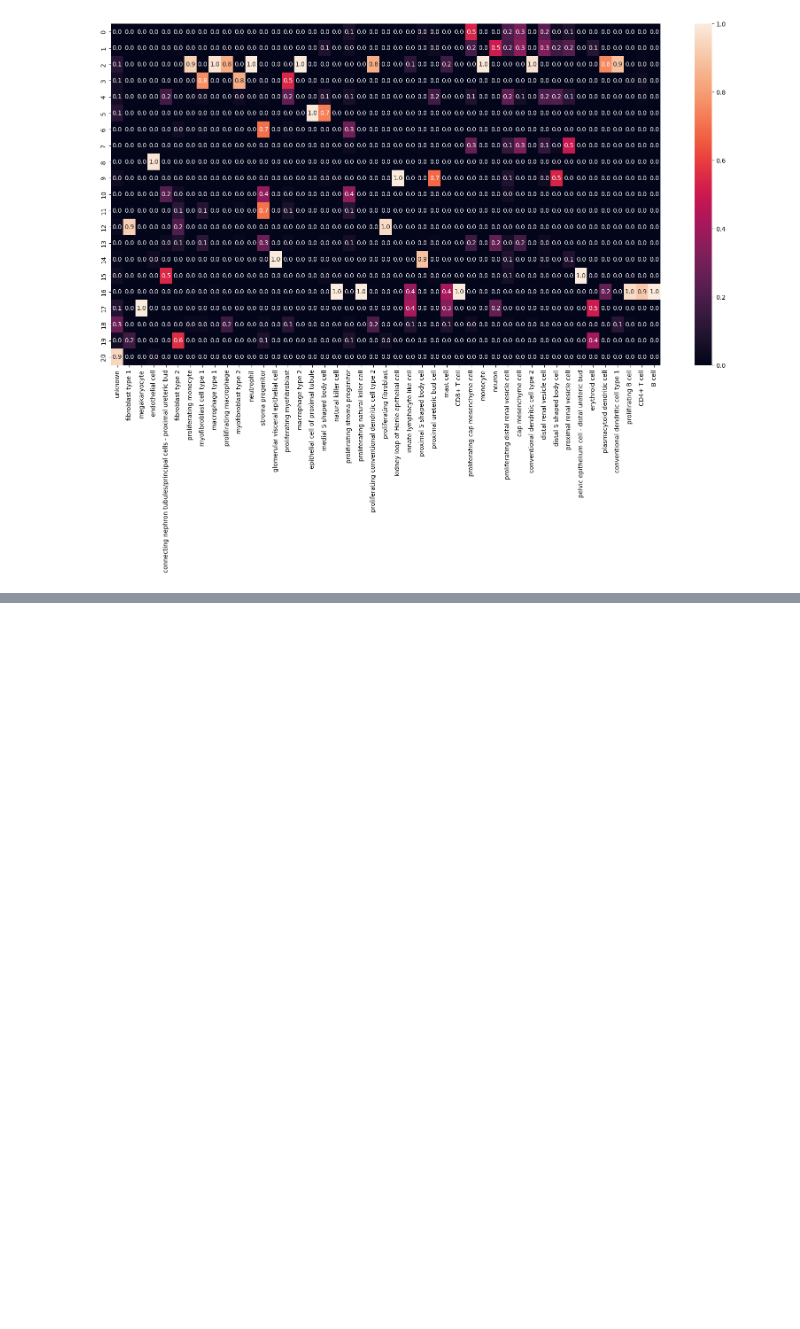
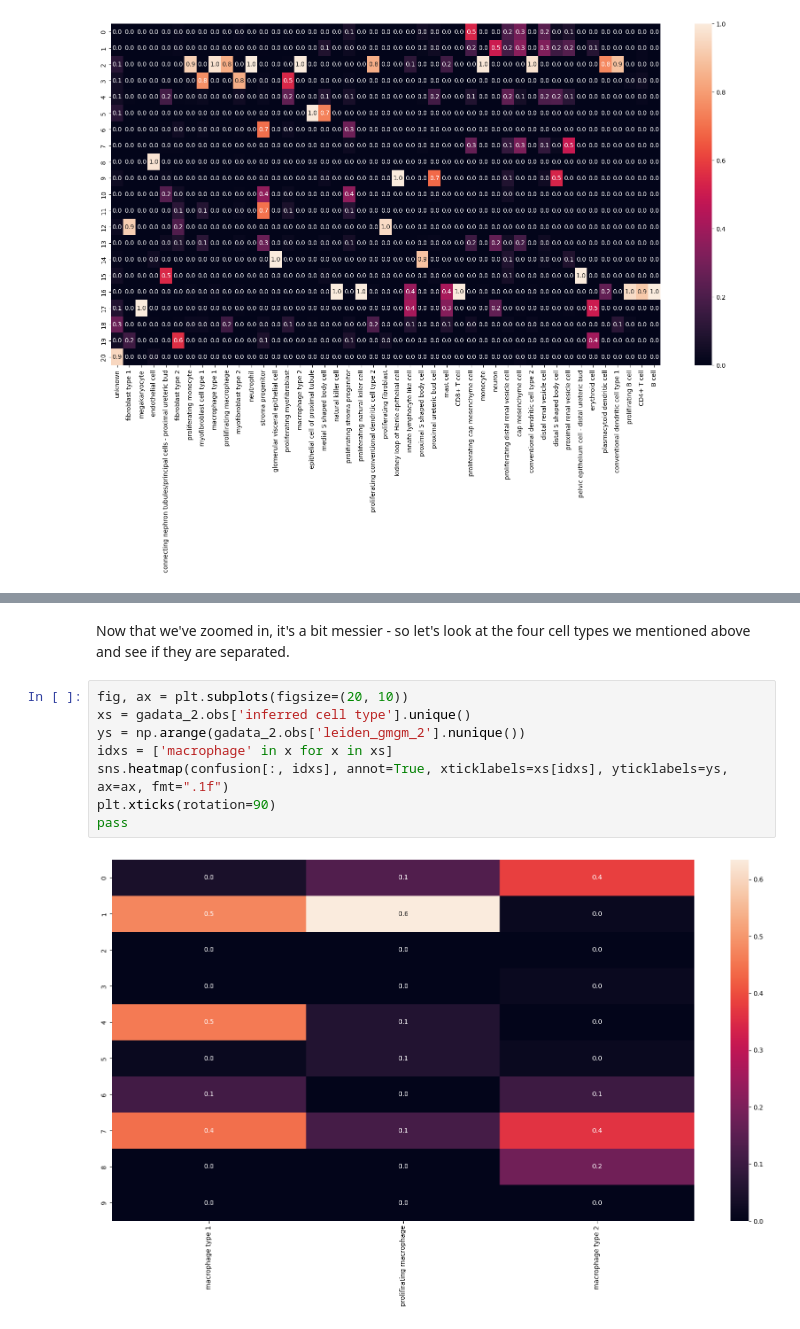
Before and after one commit to BaileyAndrew/ellis-summerschool, a Jupyter notebook: notebooks/experiment.ipynb, the cells around one changed output, grey strips where cells are left out. Saved outputs shown, nothing was run; the diff lists cells and outputs as text; blank space fills up the shorter version.

```diff
--- a/notebooks/experiment.ipynb
+++ b/notebooks/experiment.ipynb
@@ -403,0 +470,12 @@ pass
+# %% [markdown]
+Now that we've zoomed in, it's a bit messier - so let's look at the four cell types we mentioned above and see if they are separated.
+# %%
+fig, ax = plt.subplots(figsize=(20, 10))
+xs = gadata_2.obs['inferred cell type'].unique()
+ys = np.arange(gadata_2.obs['leiden_gmgm_2'].nunique())
+idxs = ['macrophage' in x for x in xs]
+sns.heatmap(confusion[:, idxs], annot=True, xticklabels=xs[idxs], yticklabels=ys, ax=ax, fmt=".1f")
+plt.xticks(rotation=90)
+pass
+# %% [output]
+[figure, added]
```
Also changed, not shown: parts of 16 cells of this notebook.
